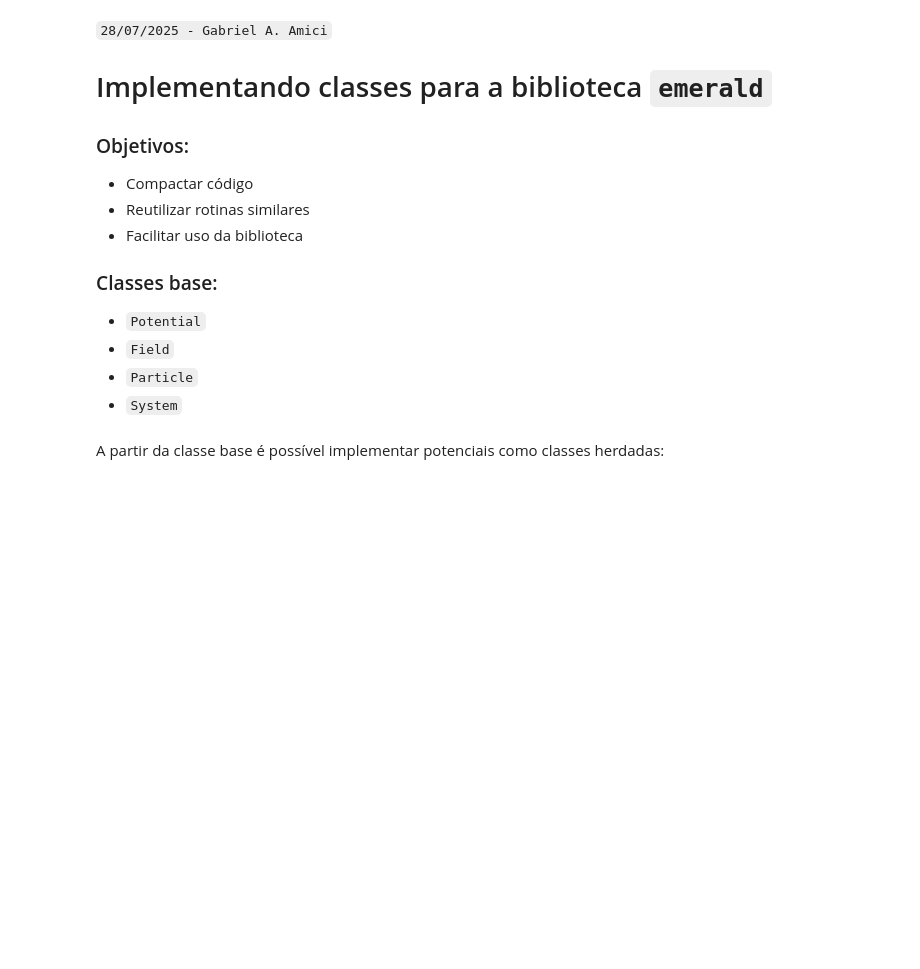
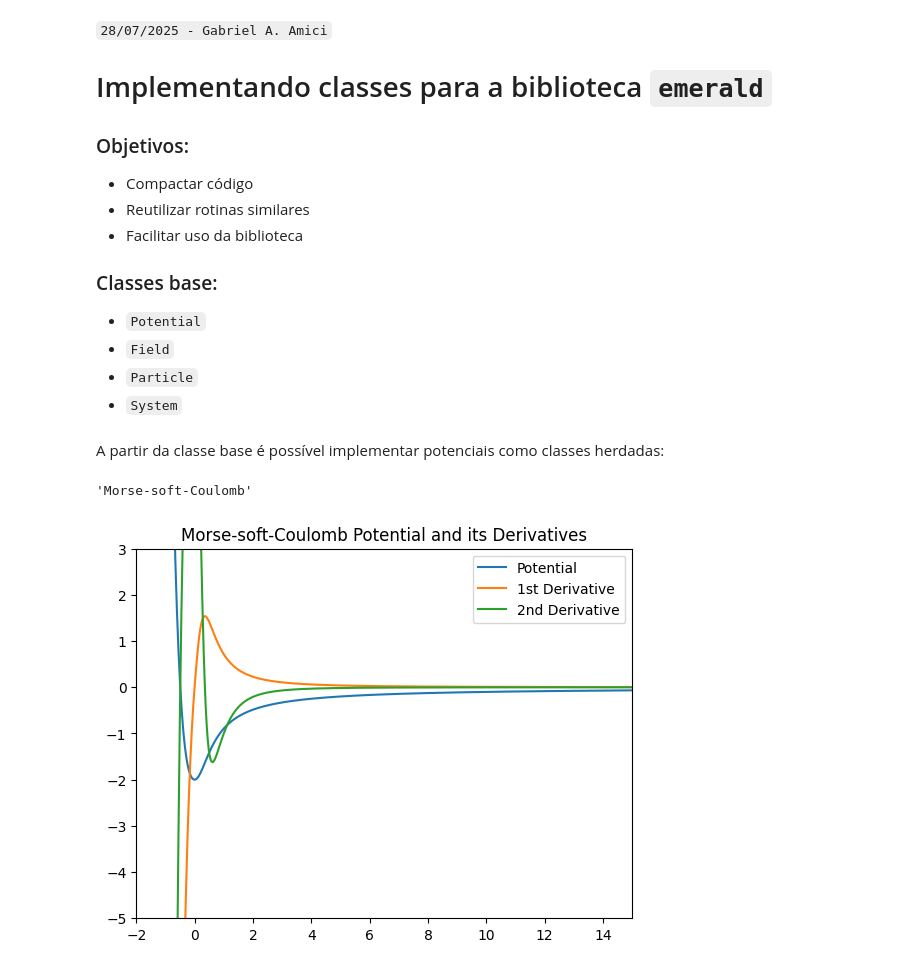
Before and after one commit to Gabriel-Amici/MorseCoulomb, a Jupyter notebook: notebooks/development/classes/class_dev.ipynb, the cells around one changed output. Cells and saved outputs as stored; diff of their text form; code cells hidden in the pictures; blank space fills up the shorter version.

```diff
--- a/notebooks/development/classes/class_dev.ipynb
+++ b/notebooks/development/classes/class_dev.ipynb
@@ -40,0 +141,6 @@ class PotentialMorseSoftCoulomb(Potential):
+# %%
+msc = MorseSoftCoulomb(alpha=0.5)
+# %%
+msc.name
+# %% [output]
+'Morse-soft-Coulomb'
@@ -40,0 +149,13 @@ class PotentialMorseSoftCoulomb(Potential):
+# %%
+r = np.linspace(-2, 15, 1000)
+
+plt.title(f"{msc.name} Potential and its Derivatives")
+plt.plot(r, msc.value(r), label='Potential')
+plt.plot(r, msc.first_derivative(r), label='1st Derivative')
+plt.plot(r, msc.second_derivative(r), label='2nd Derivative')
+plt.xlim(-2, 15)
+plt.ylim(-5, 3)
+plt.legend()
+plt.show()
+# %% [output]
+[figure, added]
```
Also changed, not shown: parts of 3 cells of this notebook.
